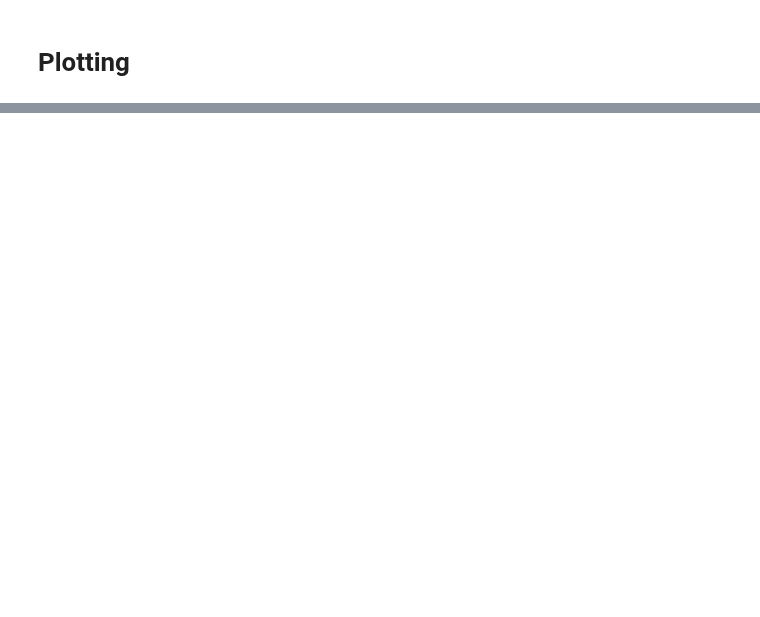
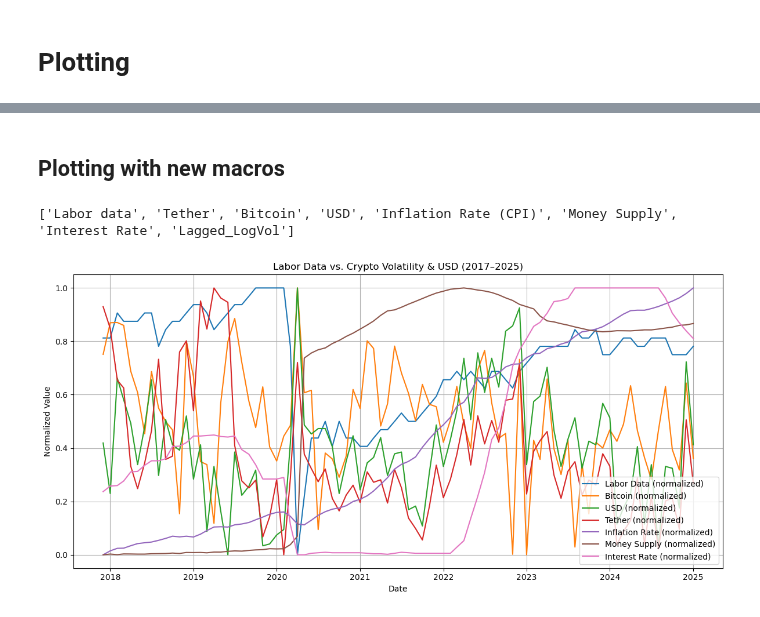
Before and after one commit to tianyishen701/CryptoMacroecon-Prediction-CSUREMM, a Jupyter notebook: CSUREMM_Project_Code.ipynb, the cells around one changed output, grey strips where cells are left out. Saved outputs shown, nothing was run; the diff lists cells and outputs as text; code cells hidden in the pictures; blank space fills up the shorter version.

Commit message:
new graph with more macros

```diff
--- a/CSUREMM_Project_Code.ipynb
+++ b/CSUREMM_Project_Code.ipynb
@@ -158,0 +157,32 @@ plt.show()
+# %% [markdown]
+## Plotting with new macros
+# %%
+print(df.columns.tolist())
+
+# Plot all four columns on the same graph
+plt.figure(figsize=(12, 6))
+
+# Normalize each series for comparison (optional but recommended)
+df_normalized = df[['Labor data', 'Bitcoin', 'USD', 'Tether','Inflation Rate (CPI)','Money Supply','Interest Rate']].apply(
+    lambda x: (x - x.min()) / (x.max() - x.min())
+)
+
+# Plot
+plt.plot(df_normalized.index, df_normalized['Labor data'], label='Labor Data (normalized)')
+plt.plot(df_normalized.index, df_normalized['Bitcoin'], label='Bitcoin (normalized)')
+plt.plot(df_normalized.index, df_normalized['USD'], label='USD (normalized)')
+plt.plot(df_normalized.index, df_normalized['Tether'], label='Tether (normalized)')
+plt.plot(df_normalized.index, df_normalized['Inflation Rate (CPI)'], label='Inflation Rate (normalized)')
+plt.plot(df_normalized.index, df_normalized['Money Supply'], label='Money Supply (normalized)')
+plt.plot(df_normalized.index, df_normalized['Interest Rate'], label='Interest Rate (normalized)')
+
+plt.title('Labor Data vs. Crypto Volatility & USD (2017–2025)')
+plt.xlabel('Date')
+plt.ylabel('Normalized Value')
+plt.legend()
+plt.grid(True)
+plt.tight_layout()
+plt.show()
+# %% [output]
+['Labor data', 'Tether', 'Bitcoin', 'USD', 'Inflation Rate (CPI)', 'Money Supply', 'Interest Rate', 'Lagged_LogVol']
+[figure, added]
```
Also changed, not shown: parts of 5 cells of this notebook.
